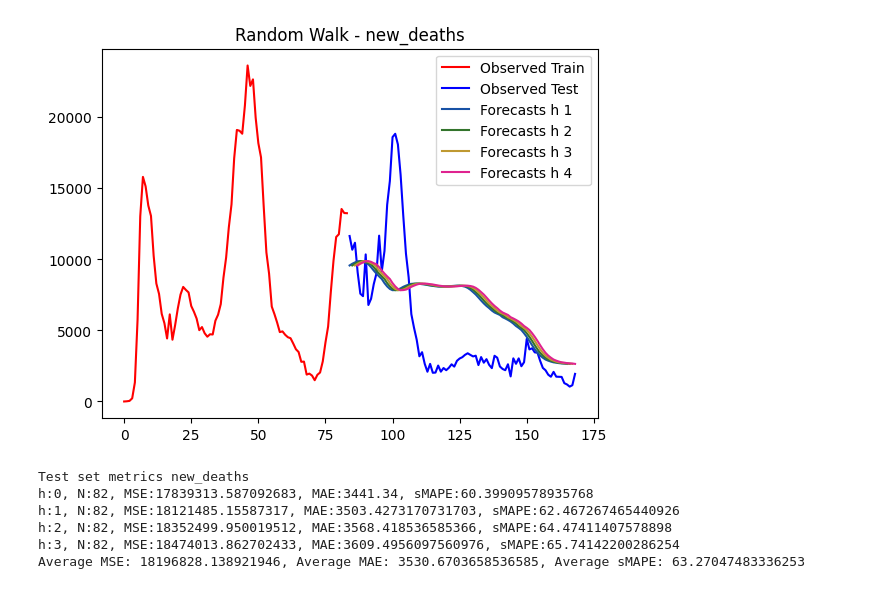
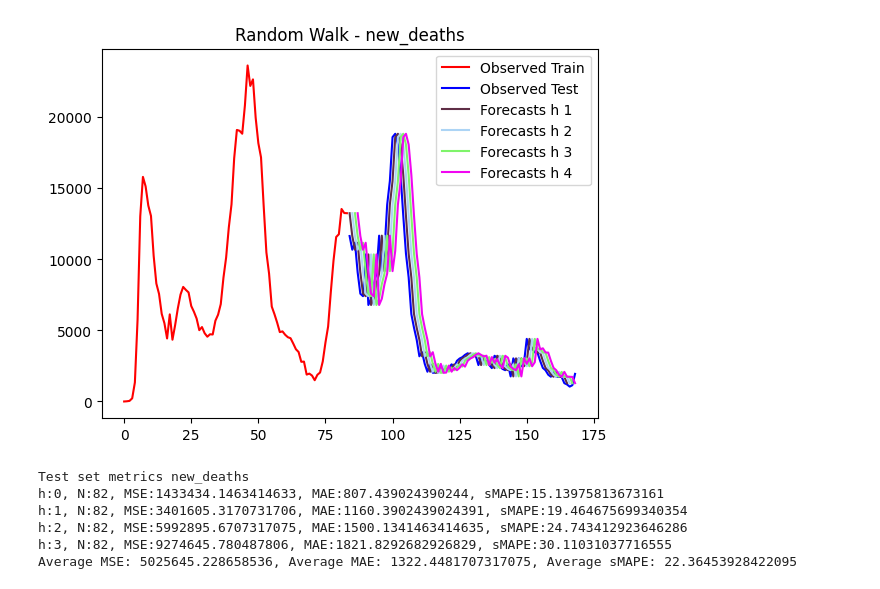
Before and after one commit to scalation/scalation_py, a Jupyter notebook: Stat Baselines.ipynb, the cells around one changed output. Saved outputs shown, nothing was run; the diff lists cells and outputs as text; code cells hidden in the pictures.

```diff
--- a/Stat Baselines.ipynb
+++ b/Stat Baselines.ipynb
@@ -59,26 +59,26 @@ Average MSE: 30078935.640520442, Average MAE: 5070.446138211382, Average sMAPE:
 # %%
 MO = 'new_deaths'
 horizon = 4
 actual, forecasts = SimpleMovingAverage(file_name = 'datasets/covid/OWID_weekly.csv',
                                 training_ratio = 0.5, horizon = horizon, main_output = MO,
-                                normalization = False, window = 50)
+                                normalization = False, window = 1)
 print("Test set metrics {}".format(MO))
 total_mse, total_mae, total_smape = 0, 0, 0
 for i in range(horizon):
     mse, mae, smape = getmetrics(np.expand_dims(actual[:,i], axis = -1), np.expand_dims(forecasts[:,i], axis = -1))
     total_mse += mse
     total_mae += mae
     total_smape += smape
     print('h:{}, N:{}, MSE:{}, MAE:{}, sMAPE:{}'.format(i, len(actual), mse, mae, smape))
 avg_mse = total_mse / horizon
 avg_mae = total_mae / horizon
 avg_smape = total_smape / horizon
 print('Average MSE: {}, Average MAE: {}, Average sMAPE: {}'.format(avg_mse, avg_mae, avg_smape))
 # %% [output]
-[figure, old version]
+[figure, new version]
 Test set metrics new_deaths
-h:0, N:82, MSE:17839313.587092683, MAE:3441.34, sMAPE:60.39909578935768
-h:1, N:82, MSE:18121485.15587317, MAE:3503.4273170731703, sMAPE:62.467267465440926
-h:2, N:82, MSE:18352499.950019512, MAE:3568.418536585366, sMAPE:64.47411407578898
-h:3, N:82, MSE:18474013.862702433, MAE:3609.4956097560976, sMAPE:65.74142200286254
-Average MSE: 18196828.138921946, Average MAE: 3530.6703658536585, Average sMAPE: 63.27047483336253
+h:0, N:82, MSE:1433434.1463414633, MAE:807.439024390244, sMAPE:15.13975813673161
+h:1, N:82, MSE:3401605.3170731706, MAE:1160.3902439024391, sMAPE:19.464675699340354
+h:2, N:82, MSE:5992895.6707317075, MAE:1500.1341463414635, sMAPE:24.743412923646286
+h:3, N:82, MSE:9274645.780487806, MAE:1821.8292682926829, sMAPE:30.11031037716555
+Average MSE: 5025645.228658536, Average MAE: 1322.4481707317075, Average sMAPE: 22.36453928422095
```
Also changed, not shown: parts of 2 cells of this notebook, 3 other files.
